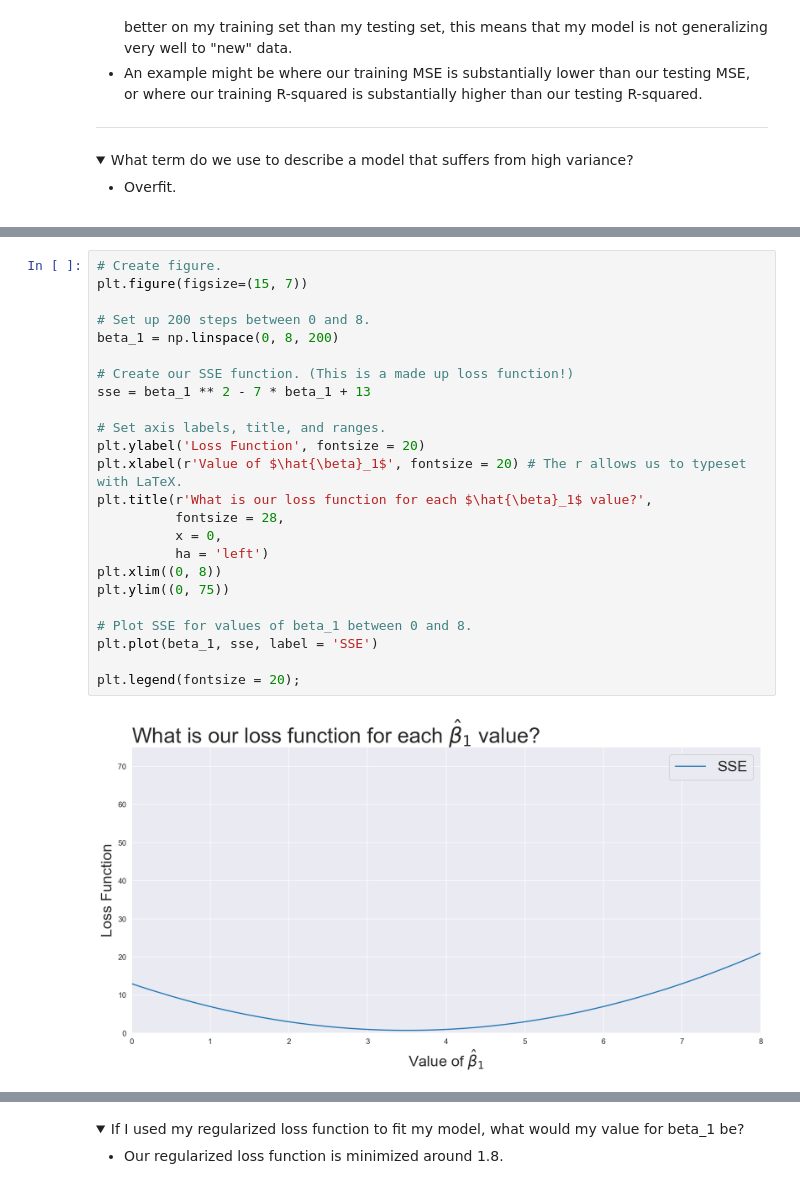
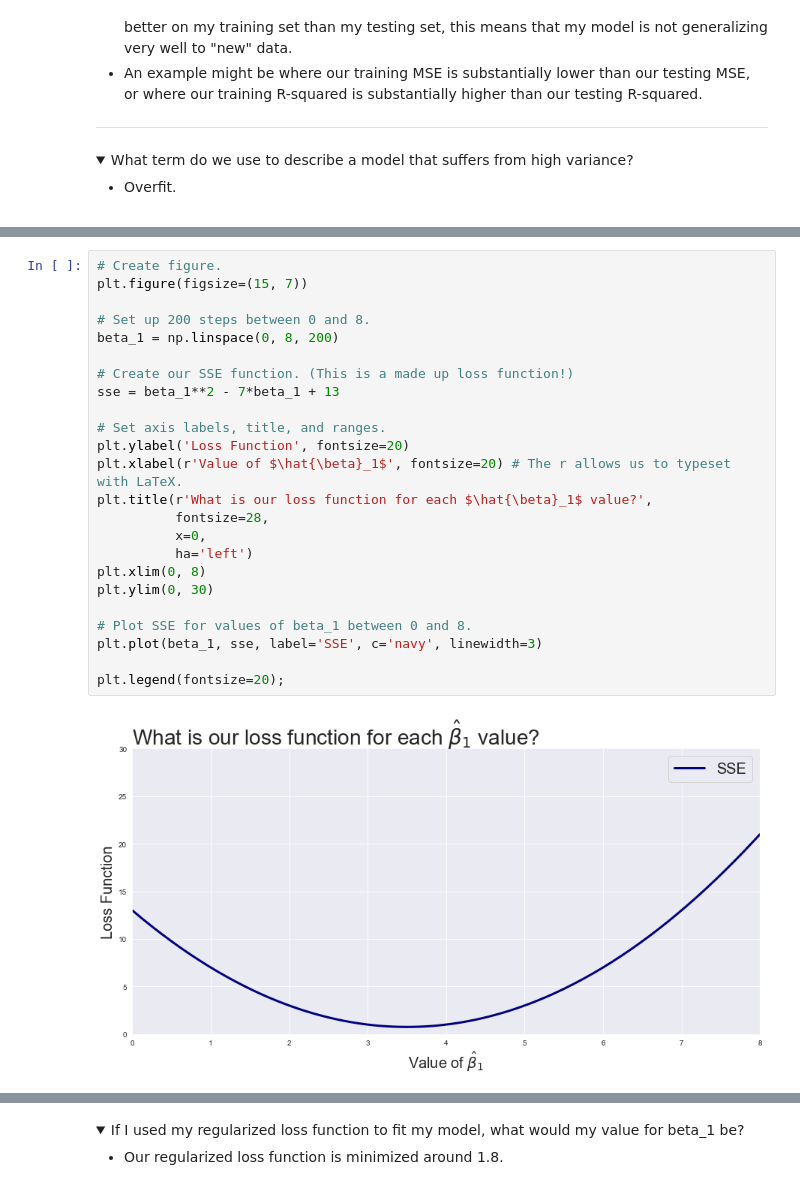
Before and after one commit to ga-curriculum/lesson-regularization, a Jupyter notebook: solution-code/solution-code.ipynb, the cells around one changed output, grey strips where cells are left out. Drawn from its saved outputs; the diff is of its cells as text; folded sections open.

```diff
--- a/solution-code/solution-code.ipynb
+++ b/solution-code/solution-code.ipynb
@@ -84,29 +106,29 @@ In ordinary least squares (OLS) linear regression, we find the line of best fit
 # %%
 # Create figure.
 plt.figure(figsize=(15, 7))
 
 # Set up 200 steps between 0 and 8.
 beta_1 = np.linspace(0, 8, 200)
 
 # Create our SSE function. (This is a made up loss function!)
-sse = beta_1 ** 2 - 7 * beta_1 + 13
+sse = beta_1**2 - 7*beta_1 + 13
 
 # Set axis labels, title, and ranges.
-plt.ylabel('Loss Function', fontsize = 20)
-plt.xlabel(r'Value of $\hat{\beta}_1$', fontsize = 20) # The r allows us to typeset with LaTeX.
+plt.ylabel('Loss Function', fontsize=20)
+plt.xlabel(r'Value of $\hat{\beta}_1$', fontsize=20) # The r allows us to typeset with LaTeX.
 plt.title(r'What is our loss function for each $\hat{\beta}_1$ value?',
-          fontsize = 28,
-          x = 0,
-          ha = 'left')
-plt.xlim((0, 8))
-plt.ylim((0, 75))
+          fontsize=28,
+          x=0,
+          ha='left')
+plt.xlim(0, 8)
+plt.ylim(0, 30)
 
 # Plot SSE for values of beta_1 between 0 and 8.
-plt.plot(beta_1, sse, label = 'SSE')
+plt.plot(beta_1, sse, label='SSE', c='navy', linewidth=3)
 
-plt.legend(fontsize = 20);
+plt.legend(fontsize=20);
 # %% [output]
-[figure, old version]
+[figure, new version]
 # %% [markdown]
 <details><summary>Based on the above plot, what value for beta_1 should my model select?</summary>
 
```
Also changed, not shown: parts of 60 cells of this notebook, 5 other files.
